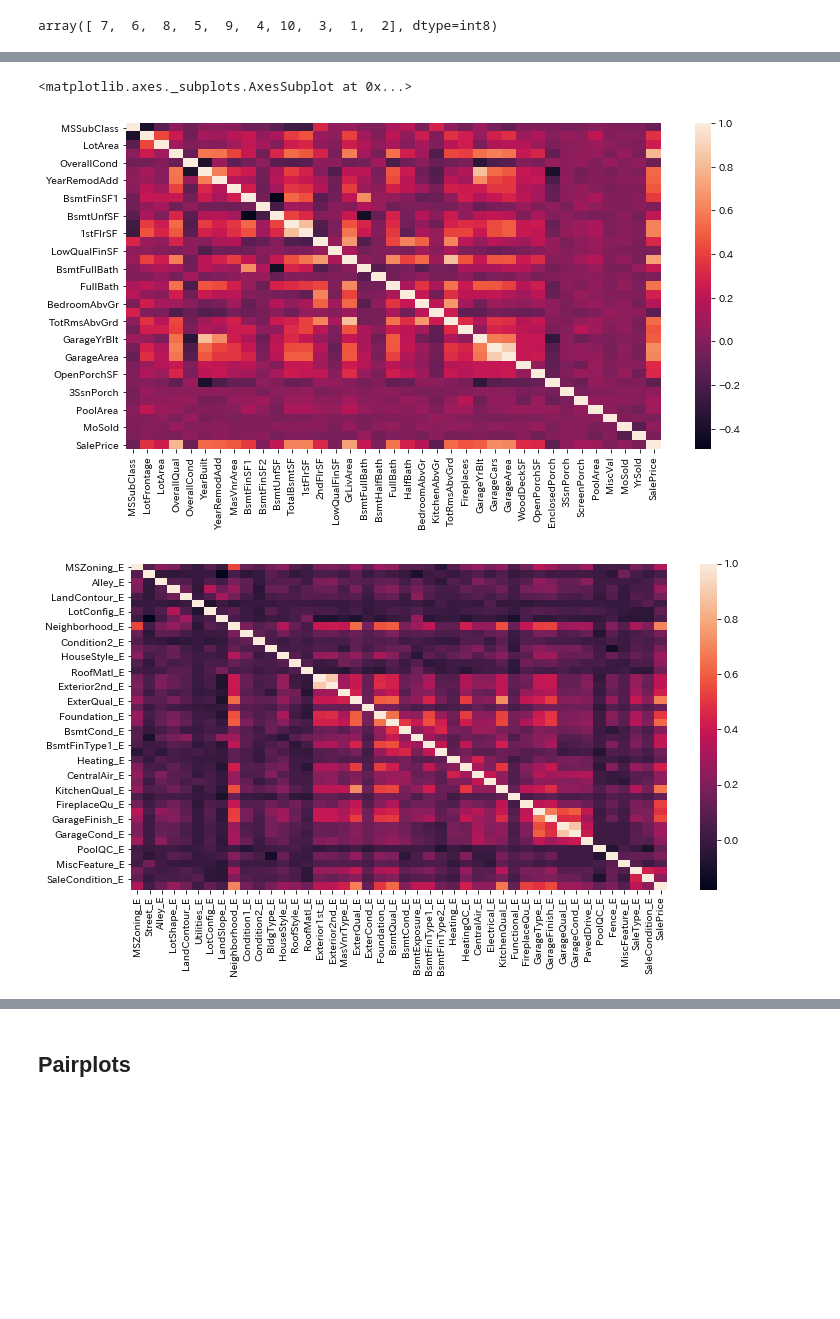
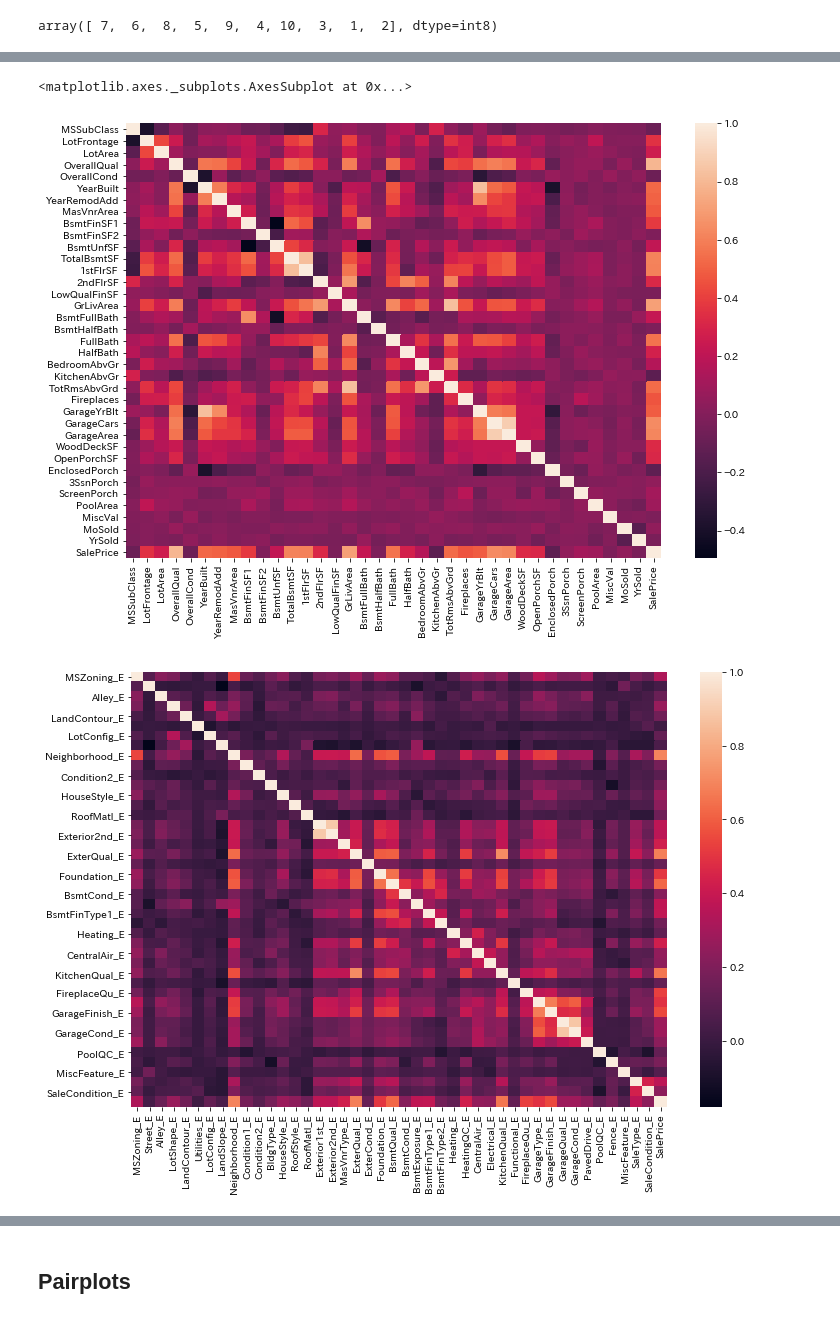
Before and after one commit to kooooyooooo/houseprice, a Jupyter notebook: 000shakyo_house_price_eda.ipynb, the cells around one changed output, grey strips where cells are left out. Cells and saved outputs as stored; diff of their text form; code cells hidden in the pictures; blank space fills up the shorter version.

```diff
--- a/000shakyo_house_price_eda.ipynb
+++ b/000shakyo_house_price_eda.ipynb
@@ -314,21 +314,21 @@ train['Neighborhood']
 Name: Neighborhood, Length: 1460, dtype: category
 Categories (25, object): [Blmngtn, Blueste, BrDale, BrkSide, ..., Somerst, StoneBr, Timber, Veenker]
 # %%
-plt.figure(1,figsize=(12,6))
+plt.figure(1,figsize=(12,8))
 corr = train[quantitative+['SalePrice']].corr()
 sns.heatmap(corr) # salepriceと数値変数の相関行列をヒートマップで
-plt.figure(2,figsize=(12,6))
+plt.figure(2,figsize=(12,8))
 corr = train[qual_encoded+['SalePrice']].corr()
 sns.heatmap(corr) # salepriceとカテゴリ変数の相関行列をヒートマップで
-plt.figure(3,figsize=(12,6))
+plt.figure(3,figsize=(12,8))
 corr = pd.DataFrame(np.zeros([len(quantitative)+1, len(qual_encoded)+1]), index=quantitative+['SalePrice'], columns=qual_encoded+['SalePrice'])
 for q1 in quantitative+['SalePrice']:
     for q2 in qual_encoded+['SalePrice']:
         corr.loc[q1, q2] = train[q1].corr(train[q2])
 sns.heatmap(corr) # 数値変数を縦、カテゴリ変数を横にとり、相関行列を作る。
 
 # 変数同士でもいくつか相関がみられるものがある
 # %% [output]
 <matplotlib.axes._subplots.AxesSubplot at 0x...>
-[figure, old version]
+[figure, new version]
-[figure, old version]
+[figure, new version]
```
Also changed, not shown: parts of 1 cell of this notebook, 5 other files.
